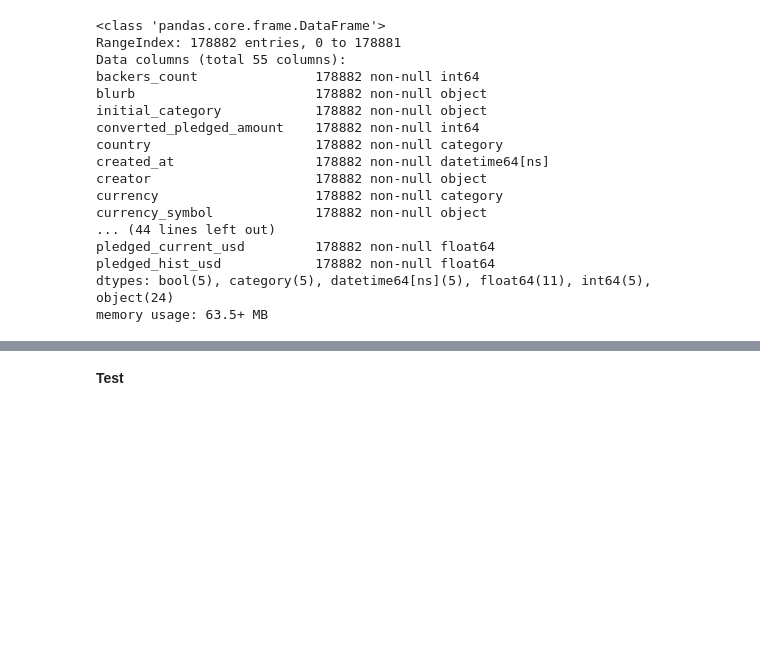
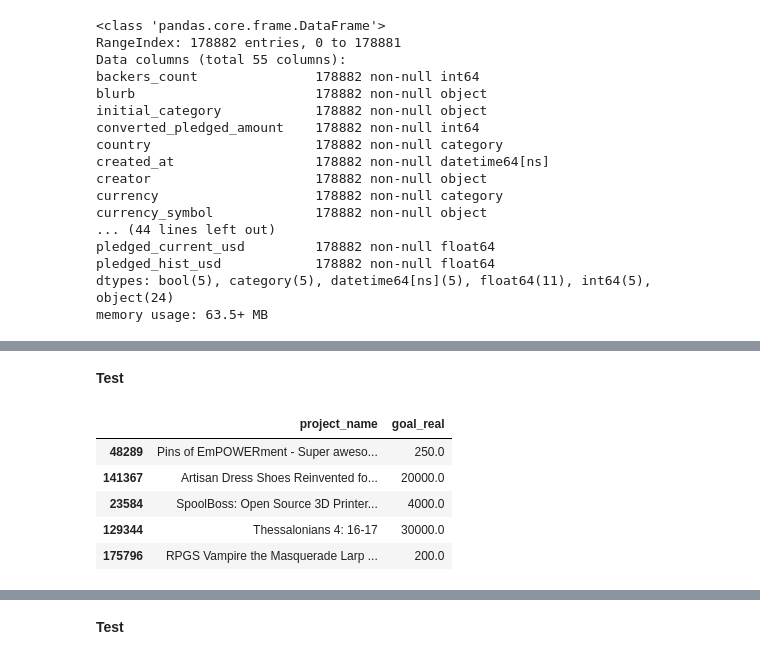
Before and after one commit to faymarie/crowdfunding-analysis, a Jupyter notebook: crowdfunding-analysis.ipynb, the cells around one changed output, grey strips where cells are left out. Saved outputs shown, nothing was run; the diff lists cells and outputs as text; code cells hidden in the pictures; blank space fills up the shorter version.

Commit message:
clean: Rename columns name and goal to project_name and goal_real

```diff
--- a/crowdfunding-analysis.ipynb
+++ b/crowdfunding-analysis.ipynb
@@ -1271,0 +1280,13 @@ memory usage: 63.5+ MB
+# %%
+kickstarter_clean.rename(index=str, columns={"name": "project_name", "goal": "goal_real"}, inplace=True)
+# %% [markdown]
+**Test**
+# %%
+kickstarter_clean[['project_name', 'goal_real']].sample(5)
+# %% [output]
+|  | project_name | goal_real |
+| 48289 | Pins of EmPOWERment - Super aweso... | 250.0 |
+| 141367 | Artisan Dress Shoes Reinvented fo... | 20000.0 |
+| 23584 | SpoolBoss: Open Source 3D Printer... | 4000.0 |
+| 129344 | Thessalonians 4: 16-17 | 30000.0 |
+| 175796 | RPGS Vampire the Masquerade Larp ... | 200.0 |
```
Also changed, not shown: parts of 4 cells of this notebook.
